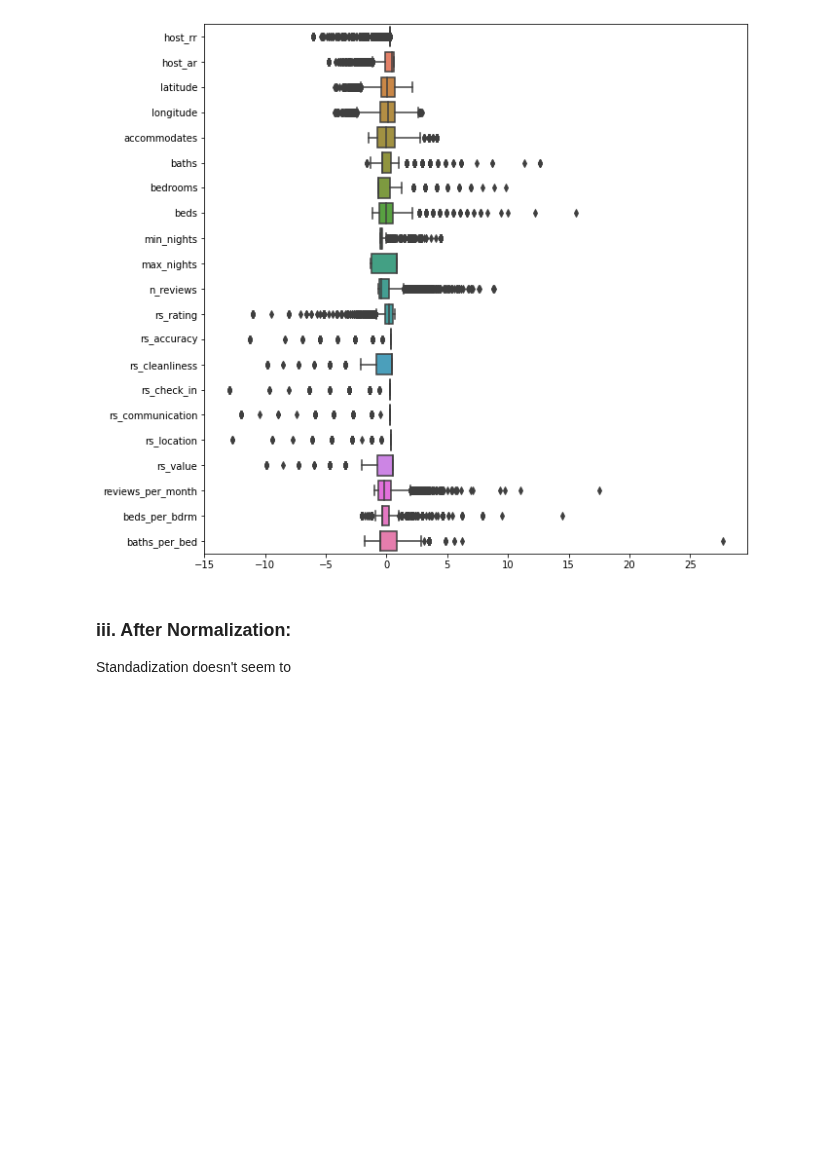
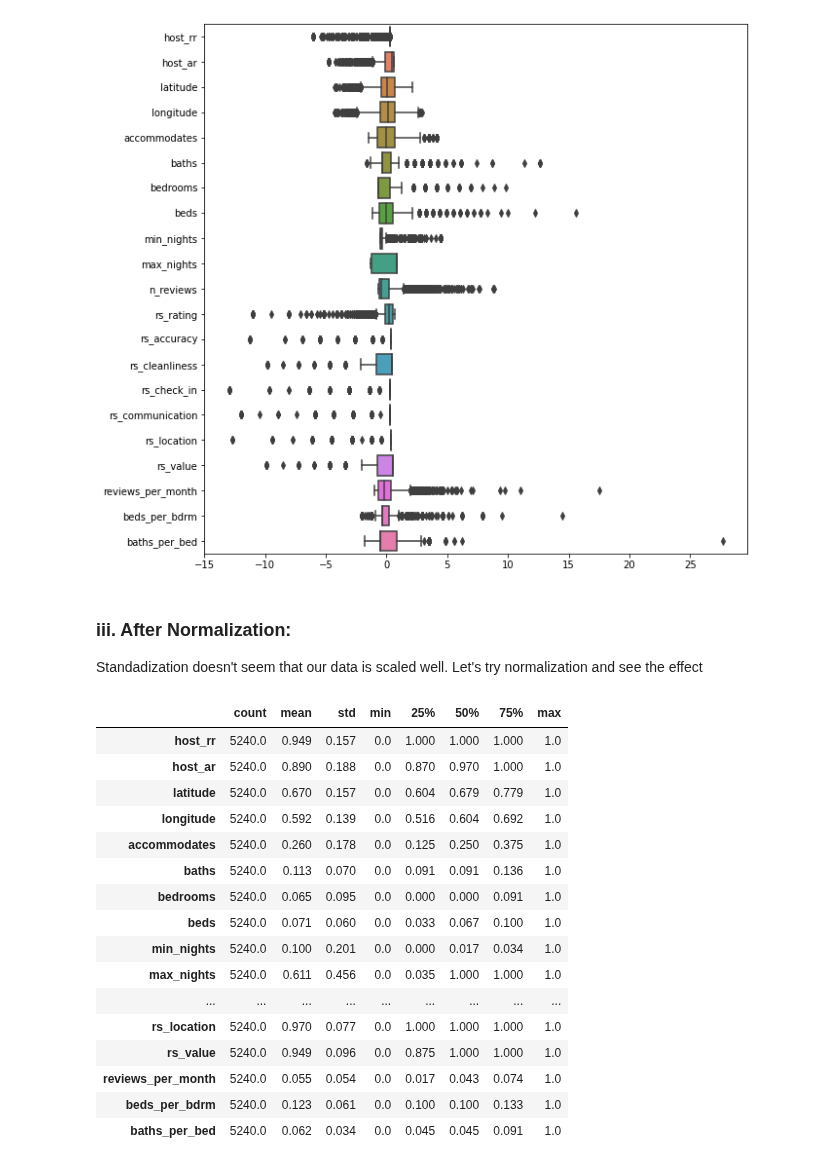
Before and after one commit to harera3/ML_Portfolio, a Jupyter notebook: 08_Chicago_AirBnB_Feature_Engineering.ipynb, the cells around one changed output. Drawn from its saved outputs; the diff is of its cells as text; code cells hidden in the pictures; blank space fills up the shorter version.

Commit message:
3.3 normalization

```diff
--- a/08_Chicago_AirBnB_Feature_Engineering.ipynb
+++ b/08_Chicago_AirBnB_Feature_Engineering.ipynb
@@ -143,4 +143,30 @@ ax = sns.boxplot(data=X_train_scaled, orient="h", palette="husl")
 [figure]
 # %% [markdown]
 ### iii. After Normalization:
-Standadization doesn't seem to
+Standadization doesn't seem that our data is scaled well. Let's try normalization and see the effect
+# %%
+from sklearn.preprocessing import MinMaxScaler
+
+normer = MinMaxScaler()
+X_train_normed = normer.fit_transform(X_train_num)
+X_train_normed = pd.DataFrame(X_train_normed,
+                             columns=num_cols)
+X_train_normed.describe().T
+# %% [output]
+|  | count | mean | std | min | 25% | 50% | 75% | max |
+| host_rr | 5240.0 | 0.949 | 0.157 | 0.0 | 1.000 | 1.000 | 1.000 | 1.0 |
+| host_ar | 5240.0 | 0.890 | 0.188 | 0.0 | 0.870 | 0.970 | 1.000 | 1.0 |
+| latitude | 5240.0 | 0.670 | 0.157 | 0.0 | 0.604 | 0.679 | 0.779 | 1.0 |
+| longitude | 5240.0 | 0.592 | 0.139 | 0.0 | 0.516 | 0.604 | 0.692 | 1.0 |
+| accommodates | 5240.0 | 0.260 | 0.178 | 0.0 | 0.125 | 0.250 | 0.375 | 1.0 |
+| baths | 5240.0 | 0.113 | 0.070 | 0.0 | 0.091 | 0.091 | 0.136 | 1.0 |
+| bedrooms | 5240.0 | 0.065 | 0.095 | 0.0 | 0.000 | 0.000 | 0.091 | 1.0 |
+| beds | 5240.0 | 0.071 | 0.060 | 0.0 | 0.033 | 0.067 | 0.100 | 1.0 |
+| min_nights | 5240.0 | 0.100 | 0.201 | 0.0 | 0.000 | 0.017 | 0.034 | 1.0 |
+| max_nights | 5240.0 | 0.611 | 0.456 | 0.0 | 0.035 | 1.000 | 1.000 | 1.0 |
+| ... | ... | ... | ... | ... | ... | ... | ... | ... |
+| rs_location | 5240.0 | 0.970 | 0.077 | 0.0 | 1.000 | 1.000 | 1.000 | 1.0 |
+| rs_value | 5240.0 | 0.949 | 0.096 | 0.0 | 0.875 | 1.000 | 1.000 | 1.0 |
+| reviews_per_month | 5240.0 | 0.055 | 0.054 | 0.0 | 0.017 | 0.043 | 0.074 | 1.0 |
+| beds_per_bdrm | 5240.0 | 0.123 | 0.061 | 0.0 | 0.100 | 0.100 | 0.133 | 1.0 |
+| baths_per_bed | 5240.0 | 0.062 | 0.034 | 0.0 | 0.045 | 0.045 | 0.091 | 1.0 |
```
Also changed, not shown: parts of 3 cells of this notebook.
